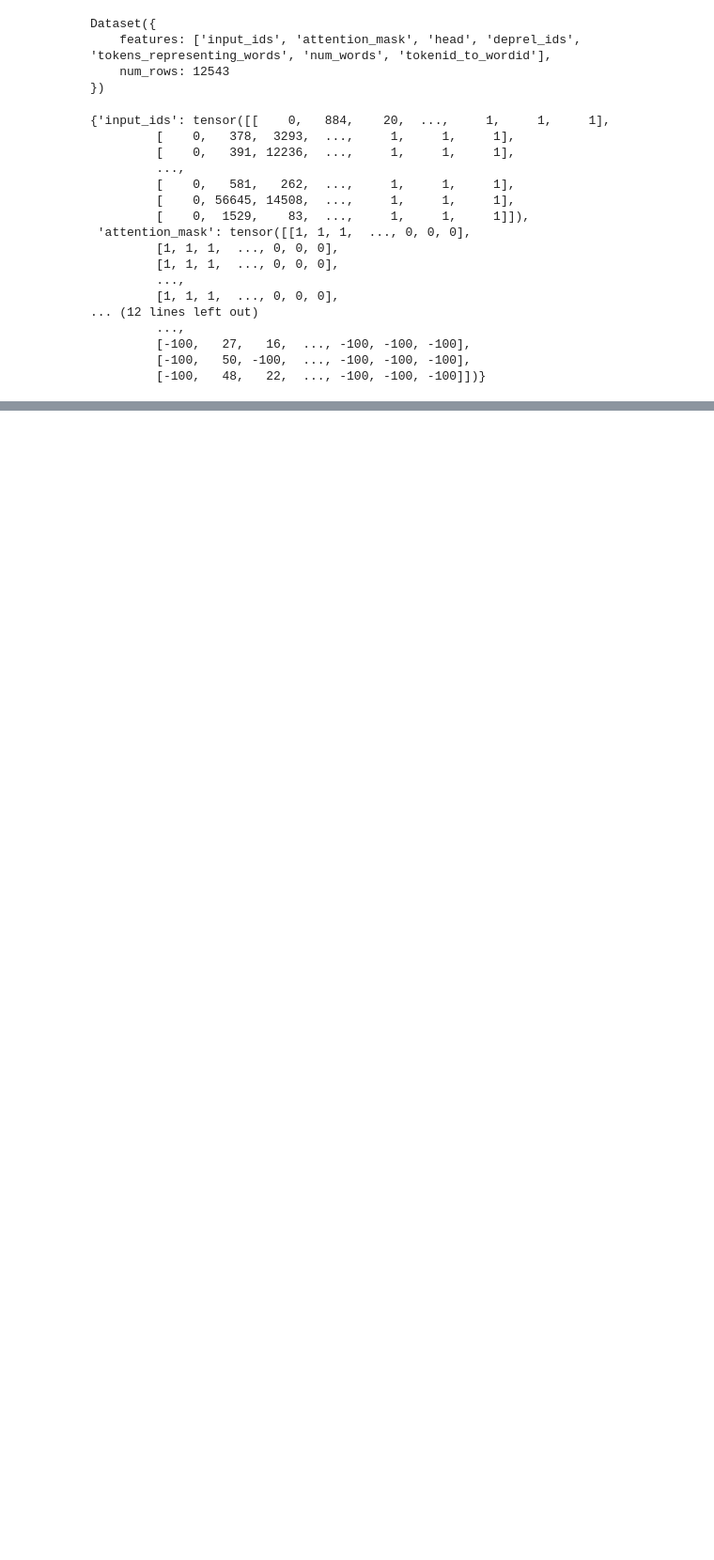
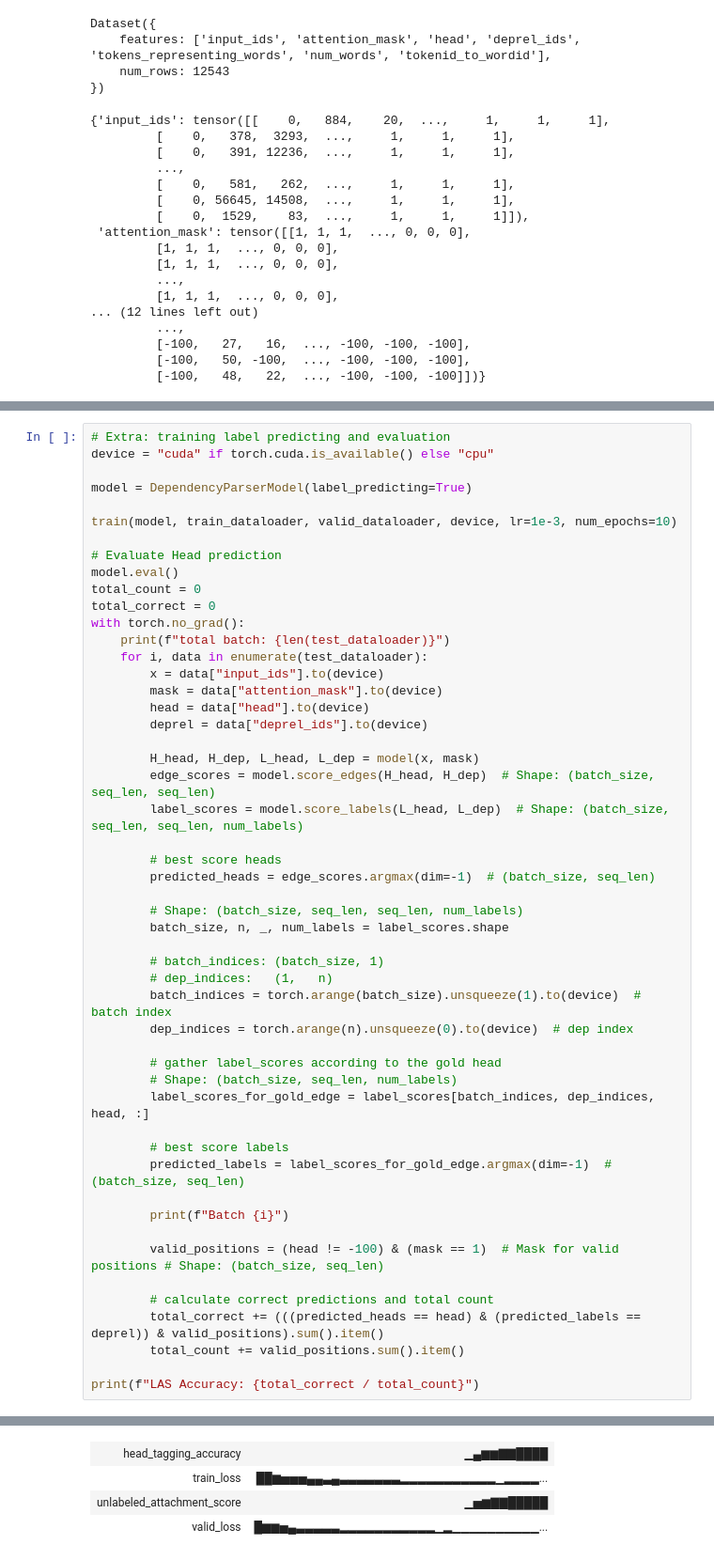
Before and after one commit to Maxewang0220/CL, a Jupyter notebook: a5/dependency_parsing.ipynb, the cells around one changed output, grey strips where cells are left out. Shown at 94% size. Drawn from its saved outputs; the diff is of its cells as text; blank space fills up the shorter version.

Commit message:
1.13 CL5 add test set evaluation

```diff
--- a/a5/dependency_parsing.ipynb
+++ b/a5/dependency_parsing.ipynb
@@ -812,0 +799,52 @@ Some weights of the model checkpoint at xlm-roberta-base were not used when init
+# %%
+# Extra: training label predicting and evaluation
+device = "cuda" if torch.cuda.is_available() else "cpu"
+
+model = DependencyParserModel(label_predicting=True)
+
+train(model, train_dataloader, valid_dataloader, device, lr=1e-3, num_epochs=10)
+
+# Evaluate Head prediction
+model.eval()
+total_count = 0
+total_correct = 0
+with torch.no_grad():
+    print(f"total batch: {len(test_dataloader)}")
+    for i, data in enumerate(test_dataloader):
+        x = data["input_ids"].to(device)
+        mask = data["attention_mask"].to(device)
+        head = data["head"].to(device)
+        deprel = data["deprel_ids"].to(device)
+
+        H_head, H_dep, L_head, L_dep = model(x, mask)
+        edge_scores = model.score_edges(H_head, H_dep)  # Shape: (batch_size, seq_len, seq_len)
+        label_scores = model.score_labels(L_head, L_dep)  # Shape: (batch_size, seq_len, seq_len, num_labels)
+
+        # best score heads
+        predicted_heads = edge_scores.argmax(dim=-1)  # (batch_size, seq_len)
+
+        # Shape: (batch_size, seq_len, seq_len, num_labels)
+        batch_size, n, _, num_labels = label_scores.shape
+
+        # batch_indices: (batch_size, 1)
+        # dep_indices:   (1,   n)
+        batch_indices = torch.arange(batch_size).unsqueeze(1).to(device)  # batch index
+        dep_indices = torch.arange(n).unsqueeze(0).to(device)  # dep index
+
+        # gather label_scores according to the gold head
+        # Shape: (batch_size, seq_len, num_labels)
+        label_scores_for_gold_edge = label_scores[batch_indices, dep_indices, head, :]
+
+        # best score labels
+        predicted_labels = label_scores_for_gold_edge.argmax(dim=-1)  # (batch_size, seq_len)
+
+        print(f"Batch {i}")
+
+        valid_positions = (head != -100) & (mask == 1)  # Mask for valid positions # Shape: (batch_size, seq_len)
+
+        # calculate correct predictions and total count
+        total_correct += (((predicted_heads == head) & (predicted_labels == deprel)) & valid_positions).sum().item()
+        total_count += valid_positions.sum().item()
+
+print(f"LAS Accuracy: {total_correct / total_count}")
+# %% [output]
@@ -812,0 +880,4 @@ Some weights of the model checkpoint at xlm-roberta-base were not used when init
+| head_tagging_accuracy | ▁▄▆▆▇▇████ |
+| train_loss | ██▆▅▅▅▄▄▃▄▃▃▃▃▃▃▃▂▂▂▂▂▂▂▂▂▂▂▁▂▂▂▂... |
+| unlabeled_attachment_score | ▁▅▆▇▇█████ |
+| valid_loss | █▆▆▅▄▃▃▃▃▃▂▂▂▂▂▂▂▂▂▂▂▁▂▁▁▁▁▁▁▁▁▁▁... |
```
Also changed, not shown: parts of 8 cells of this notebook, 6 other files.
